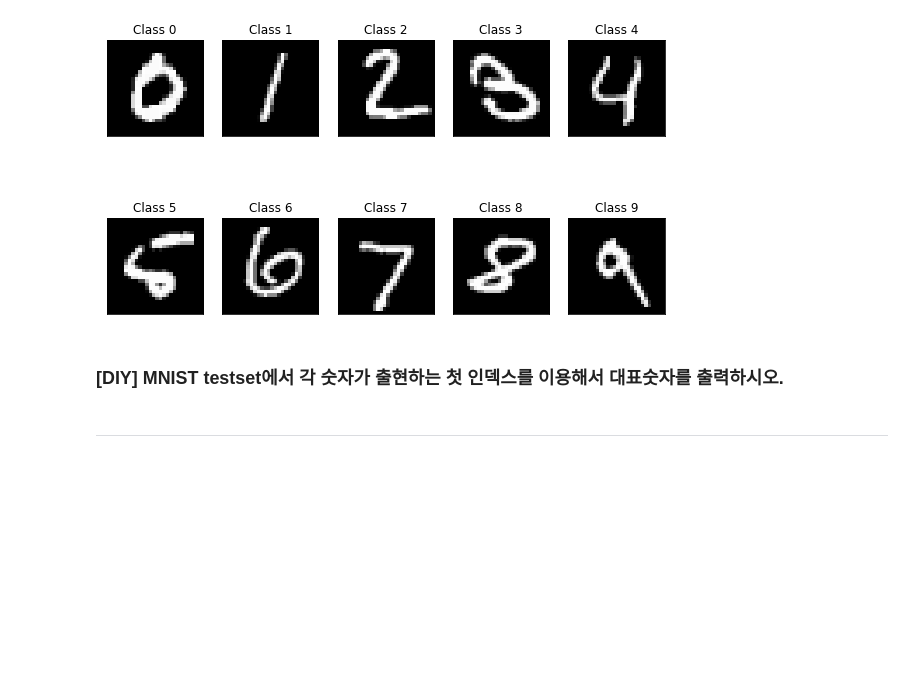
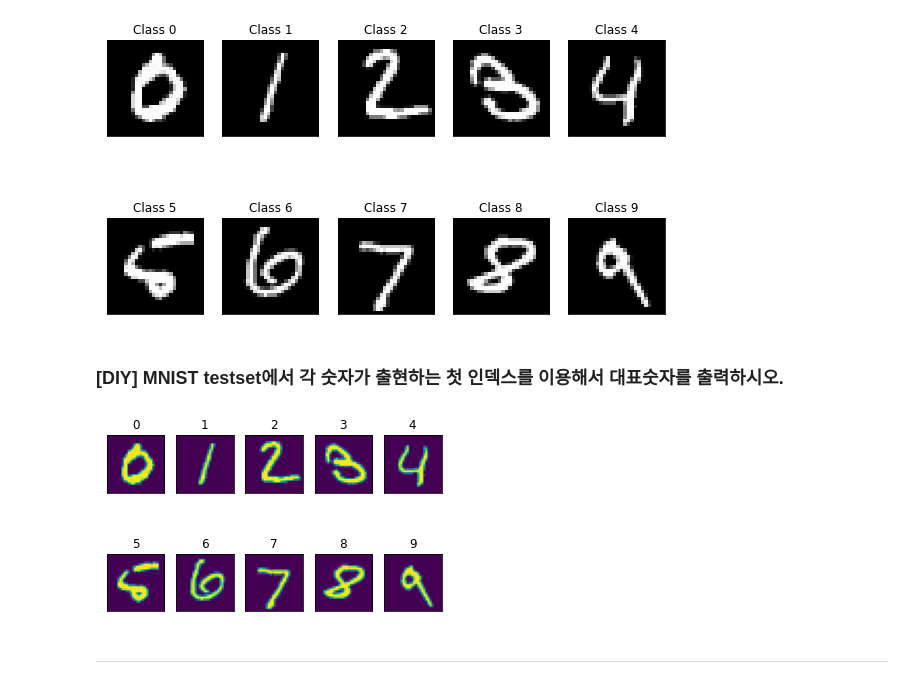
Before and after one commit to pdm03/pdm03, a Jupyter notebook: py-tensorflow/tf2_1_datasets_cv_I.ipynb, the cells around one changed output. Drawn from its saved outputs; the diff is of its cells as text; code cells hidden in the pictures; blank space fills up the shorter version.

```diff
--- a/py-tensorflow/tf2_1_datasets_cv_I.ipynb
+++ b/py-tensorflow/tf2_1_datasets_cv_I.ipynb
@@ -215,3 +227,17 @@ for i in range(10):
+# %%
+# Your code!
+
+class_names = ["0","1","2","3","4","5","6","7","8","9"]
+cn = np.unique(testy, return_index=True)[1]
+images = testX[cn]
+for i in range(len(images)):
+    plt.subplot(2,5,1 + i)
+    plt.imshow(images[i])
+    plt.title(class_names[i])
+    plt.xticks([])
+    plt.yticks([])
+# %% [output]
+[figure, added]
 # %% [markdown]
 ***
 # %% [markdown]
```
Also changed, not shown: parts of 11 cells of this notebook.
